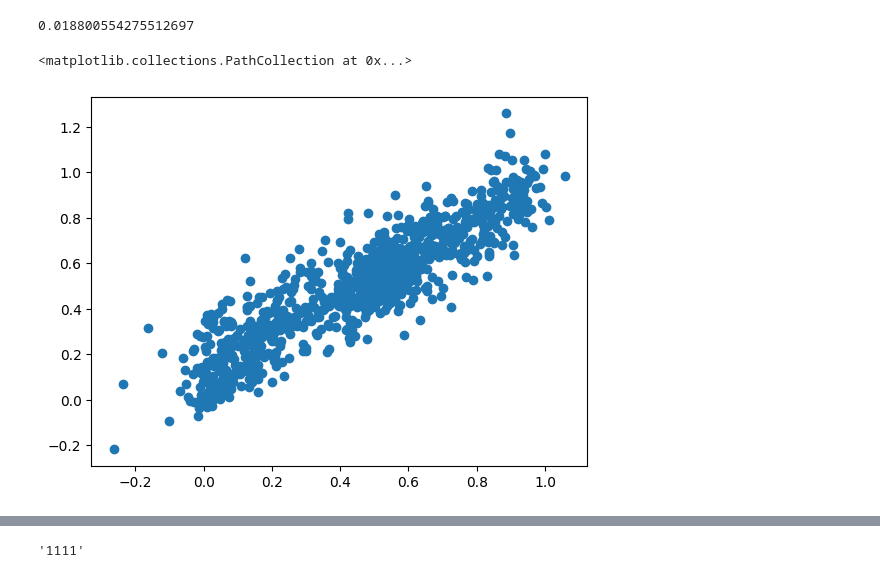
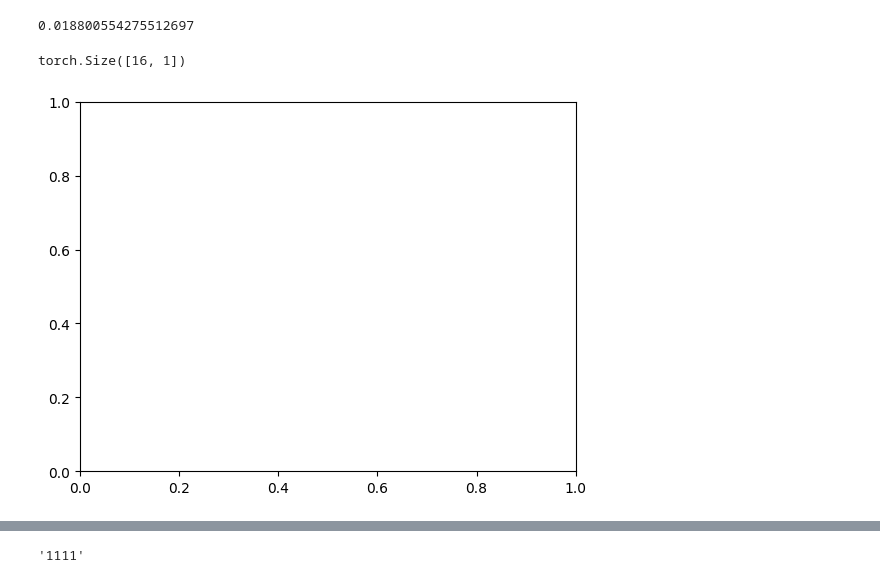
Before and after one commit to BradyWynn/chess, a Jupyter notebook: old.ipynb, the cells around one changed output, grey strips where cells are left out. Cells and saved outputs as stored; diff of their text form; code cells hidden in the pictures.

```diff
--- a/old.ipynb
+++ b/old.ipynb
@@ -34,8 +34,8 @@ class Model(nn.Module):
     def forward(self, x):
         return self.layers(x)
 # %%
-model = Model()
-# model = torch.load("ye.pt")
+# model = Model()
+model = torch.load("yw.pt")
 optimizer = torch.optim.Adam(model.parameters(), lr=1e-3)
 model.to(device)
 # %% [output]
@@ -199,81 +199,79 @@ size = 1000
 fens_ = cur.execute(f"SELECT fen FROM evaluations LIMIT {size}")
 fens = fens_.fetchall()
 
+fig, ax = plt.subplots()
+
 relu = nn.ReLU()
 
 qmin = 0
-qmax = 15
+qmax = 255
 
 w = list(model.parameters())
 
 w1 = w[0].detach().cpu()
 w1_S = (w1.max() - w1.min()) / (qmax - qmin)
 w1_Z = qmin - (w1.min() / w1_S)
-q_w1 = (w1 / w1_S + w1_Z).clamp(0, 15).round()
+q_w1 = (w1 / w1_S + w1_Z).clamp(qmin, qmax).round()
 
 b1 = w[1].detach().cpu()
-q_b1 = (b1/w1_S + 0).clamp(-2147483648, 2147483647).round() # this clamping doesn't do anything :)
+# q_b1 = (b1/w1_S + 0).clamp(-2147483648, 2147483647).round() # this clamping doesn't do anything :)
 
 w2 = w[2].detach().cpu()
 w2_S = (w2.max() - w2.min()) / (qmax - qmin)
 w2_Z = qmin - (w2.min() / w2_S)
-# q_w2 = (w2 / w2_S + w2_Z).clamp(0, 15).round()
-q_w2 = (w2 / 0.0625 + 7.5).clamp(0, 15).round()
+q_w2 = (w2 / w2_S + w2_Z).clamp(qmin, qmax).round()
 
 b2 = w[3].detach().cpu()
-q_b2 = (b2/w2_S + 0).clamp(-2147483648, 2147483647).round()
+# q_b2 = (b2/w2_S + 0).clamp(-2147483648, 2147483647).round()
 
 w3 = w[4].detach().cpu()
 w3_S = (w3.max() - w3.min()) / (qmax - qmin)
 w3_Z = qmin - (w3.min() / w3_S)
-# q_w3 = (w3 / w3_S + w3_Z).clamp(0, 15).round()
-q_w3 = (w3 / 0.03125 + 128).clamp(0, 256).round()
+q_w3 = (w3 / w3_S + w3_Z).clamp(qmin, qmax).round()
 
 b3 = w[5].detach().cpu()
-q_b3 = (b3/w3_S + 0).clamp(-2147483648, 2147483647).round()
+# q_b3 = (b3/w3_S + 0).clamp(-2147483648, 2147483647).round()
 
 # L = []
 # for i in w1.int():
 #     L.append(i.item())
 # print(L)
-real = []
-quant = []
+# real = []
+# quant = []
 # quants = 0
 # quantz = 0
-for i in range(1000):
-    fen = fens[i][0]
-    a = fen_to_bitboard(fen)
+# for i in range(1000):
+#     fen = fens[i][0]
+#     a = fen_to_bitboard(fen)
 
-    # real
-    r = (a @ w1.T) + b1
-    r = relu(r)
-    r = (r @ w2.T) + b2
-    r = relu(r)
-    r = (r @ w3.T) + b3
+#     # real
+#     r = (a @ w1.T) + b1
+#     r = relu(r)
+#     r = (r @ w2.T) + b2
+#     r = relu(r)
+#     r = (r @ w3.T) + b3
 
 
-    # quant
-    q = ((a - 0) @ (q_w1.T - w1_Z) * w1_S * 1) + b1
+#     # quant
+#     q = (a @ (q_w1.T - w1_Z) * w1_S) + b1
+#     q = relu(q)
+#     q = (q @ (q_w2.T - w2_Z) * w2_S) + b2
+#     q = relu(q)
+#     q = (q @ (q_w3.T - w3_Z) * w3_S) + b3
 
-    q = relu(q)
-
-    q = (q @ (q_w2.T - 7.5) * 0.0625) + b2
-
-    q = relu(q)
-
-    q = (q @ (q_w3.T - 128) * 0.03125) + b3
-
-    real.append(r)
-    quant.append(q)
+#     real.append(r[0][0].item())
+#     quant.append(q[0][0].item())
 #     quants += -torch.min(q)+torch.max(q)
 #     quantz += (torch.min(q)+torch.max(q))/2
-plt.scatter(real, quant)
+# plt.scatter(real, quant)
 # plt.hist(w3.view(1, -1), 100);
 # print(quants/1000)
 # print(quantz/1000)
 
-# print(r.item())
+# print(r)
 # print(q)
+print(w3.T.shape)
+# print(-b3.item())
 # %% [output]
-<matplotlib.collections.PathCollection at 0x...>
+torch.Size([16, 1])
-[figure, old version]
+[figure, new version]
```
Also changed, not shown: parts of 4 cells of this notebook, 2 other files.
